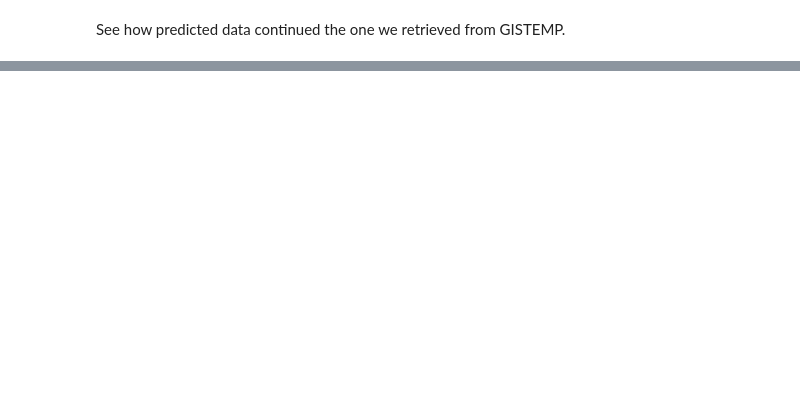
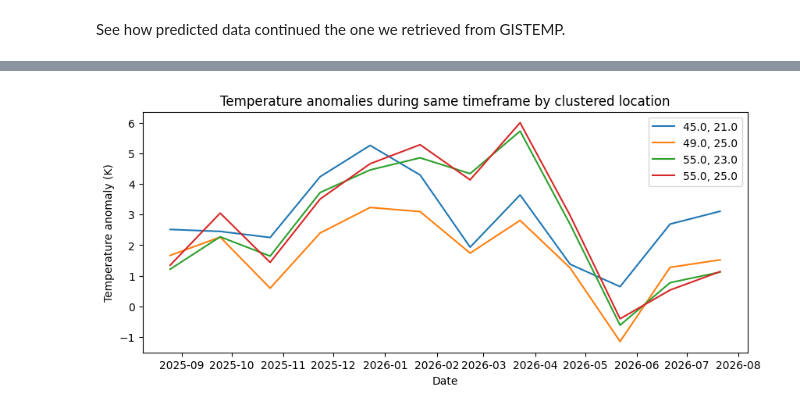
Before and after one commit to ana-sher/climate_analysis, a Jupyter notebook: notebooks/ml_data_analysis.ipynb, the cells around one changed output, grey strips where cells are left out. Cells and saved outputs as stored; diff of their text form; code cells hidden in the pictures; blank space fills up the shorter version.

```diff
--- a/notebooks/ml_data_analysis.ipynb
+++ b/notebooks/ml_data_analysis.ipynb
@@ -143,0 +218,5 @@ See how predicted data continued the one we retrieved from GISTEMP.
+# %%
+future = future_points.copy()
+future["time"] = [datetime.fromtimestamp(t) for t in future["time"]]
+plot_temp_stats(future, save = False)
+# %% [output]
@@ -144 +225,2 @@ See how predicted data continued the one we retrieved from GISTEMP.
+[figure, added]
 # %%
```
Also changed, not shown: parts of 10 cells of this notebook, 5 other files.
